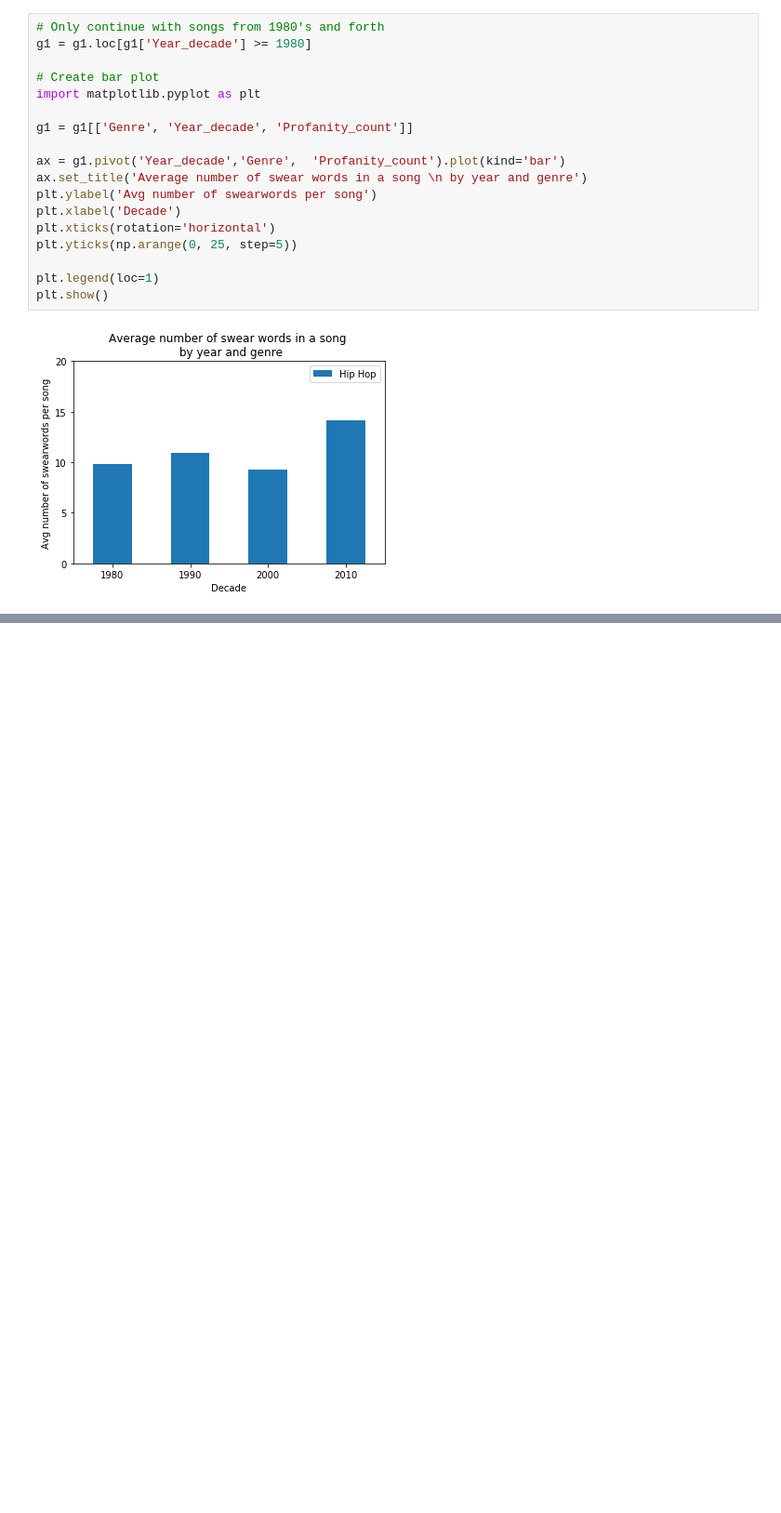
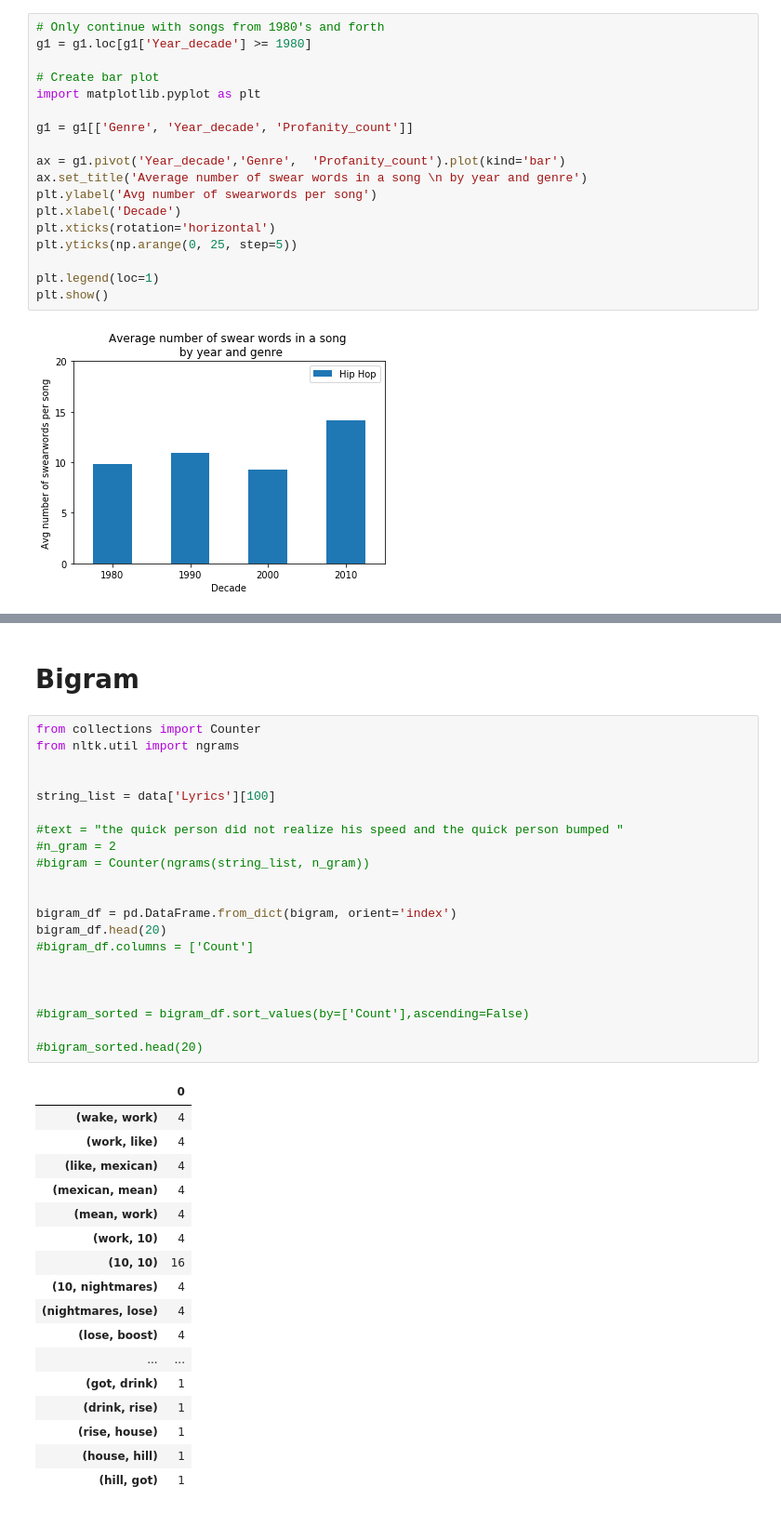
Before and after one commit to yovi1010/SDS2019-Group37, a Jupyter notebook: Data cleaning.ipynb, the cells around one changed output, grey strips where cells are left out. Shown: that part at 93% size. Drawn from its saved outputs; the diff is of its cells as text; blank space fills up the shorter version.

```diff
--- a/Data cleaning.ipynb
+++ b/Data cleaning.ipynb
@@ -211,0 +300,41 @@ plt.show()
+# %% [markdown]
+# Bigram
+# %%
+from collections import Counter
+from nltk.util import ngrams
+
+
+string_list = data['Lyrics'][100]
+
+#text = "the quick person did not realize his speed and the quick person bumped "
+#n_gram = 2
+#bigram = Counter(ngrams(string_list, n_gram))
+
+
+bigram_df = pd.DataFrame.from_dict(bigram, orient='index')
+bigram_df.head(20)
+#bigram_df.columns = ['Count']
+
+
+
+#bigram_sorted = bigram_df.sort_values(by=['Count'],ascending=False)
+
+#bigram_sorted.head(20)
+# %% [output]
+|  | 0 |
+| (wake, work) | 4 |
+| (work, like) | 4 |
+| (like, mexican) | 4 |
+| (mexican, mean) | 4 |
+| (mean, work) | 4 |
+| (work, 10) | 4 |
+| (10, 10) | 16 |
+| (10, nightmares) | 4 |
+| (nightmares, lose) | 4 |
+| (lose, boost) | 4 |
+| ... | ... |
+| (got, drink) | 1 |
+| (drink, rise) | 1 |
+| (rise, house) | 1 |
+| (house, hill) | 1 |
+| (hill, got) | 1 |
```
Also changed, not shown: parts of 12 cells of this notebook.
